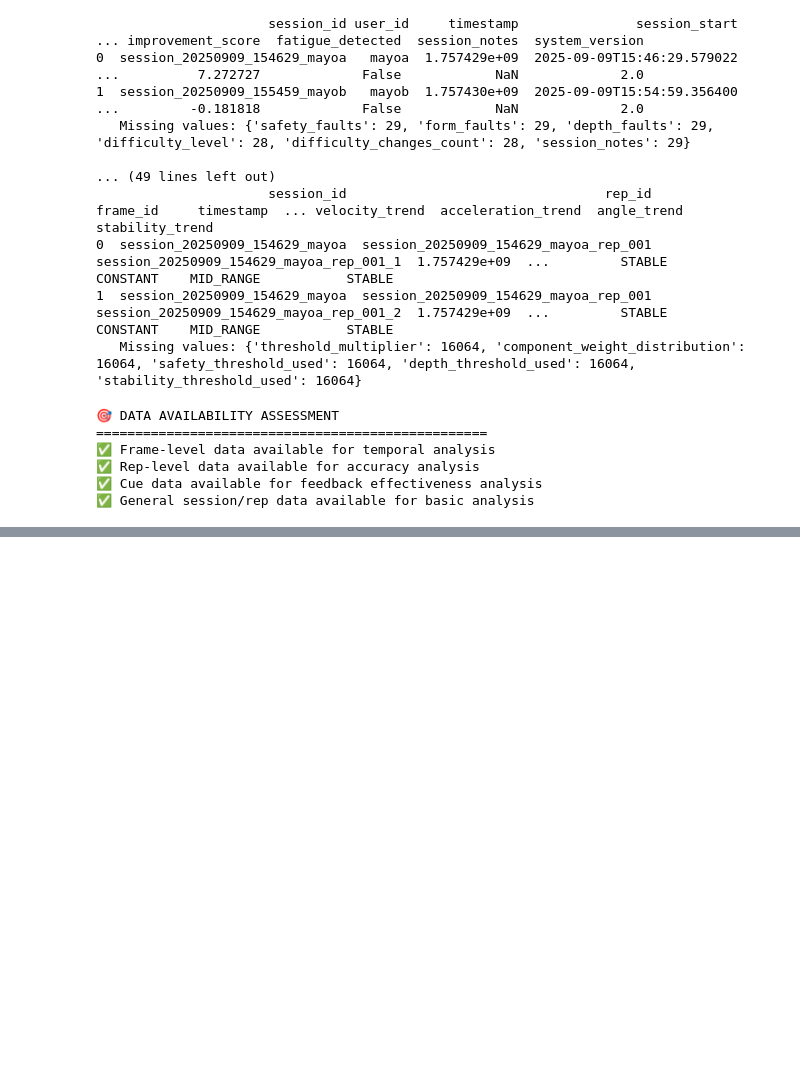
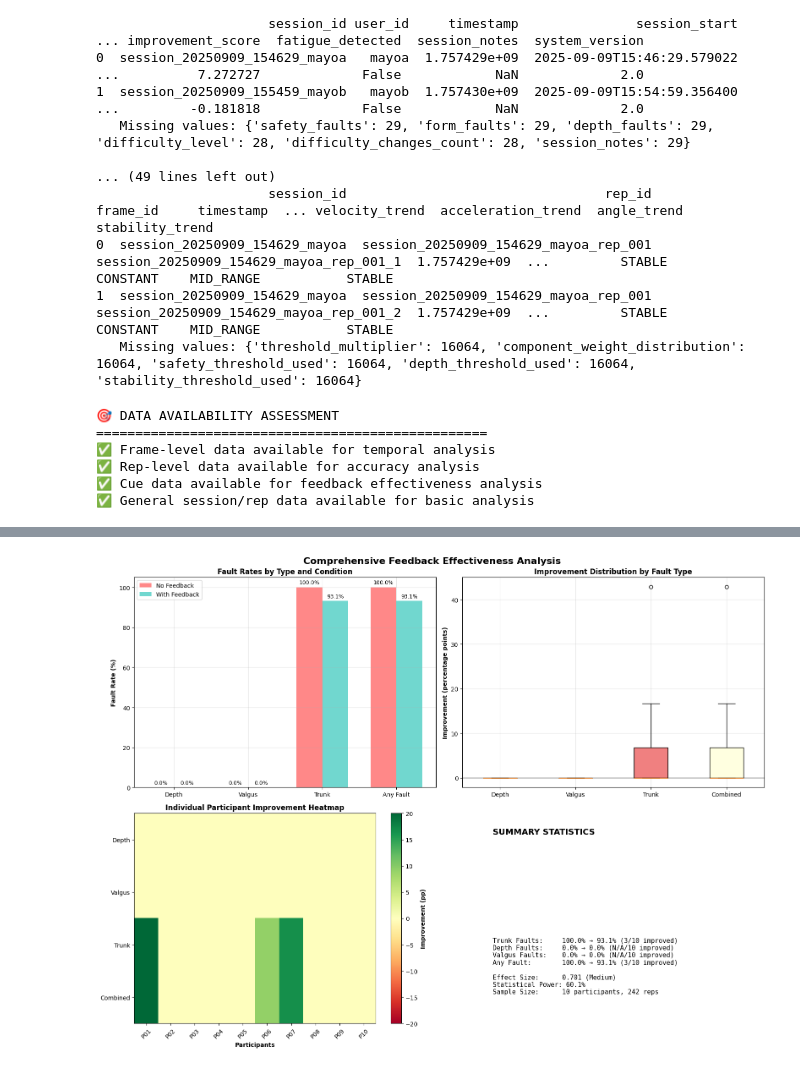
Before and after one commit to fola2077/AI-FITNESS-COACH, a Jupyter notebook: Eval.ipynb, the cells around one changed output, grey strips where cells are left out. Cells and saved outputs as stored; diff of their text form; code cells hidden in the pictures; blank space fills up the shorter version.

```diff
--- a/Eval.ipynb
+++ b/Eval.ipynb
@@ -231,0 +928,99 @@ else:
+# %%
+print("\n🎨 COMPREHENSIVE FAULT ANALYSIS VISUALIZATION")
+print("=" * 60)
+
+fig, ((ax1, ax2), (ax3, ax4)) = plt.subplots(2, 2, figsize=(16, 12))
+fig.suptitle('Comprehensive Feedback Effectiveness Analysis', fontsize=16, fontweight='bold')
+
+# 1. All Fault Types Comparison
+ax1.set_title('Fault Rates by Type and Condition', fontweight='bold')
+fault_types = ['Depth', 'Valgus', 'Trunk', 'Any Fault']
+condition_a_rates = [
+    np.mean(depth_fault_a_fixed) * 100,
+    np.mean(valgus_fault_a_fixed) * 100,
+    np.mean(trunk_fault_a_fixed) * 100,
+    np.mean(combined_fault_a_fixed) * 100
+]
+condition_b_rates = [
+    np.mean(depth_fault_b_fixed) * 100,
+    np.mean(valgus_fault_b_fixed) * 100,
+    np.mean(trunk_fault_b_fixed) * 100,
+    np.mean(combined_fault_b_fixed) * 100
+]
+
+x = np.arange(len(fault_types))
+width = 0.35
+bars1 = ax1.bar(x - width/2, condition_a_rates, width, label='No Feedback', color='#ff6b6b', alpha=0.8)
+bars2 = ax1.bar(x + width/2, condition_b_rates, width, label='With Feedback', color='#4ecdc4', alpha=0.8)
+
+ax1.set_ylabel('Fault Rate (%)', fontweight='bold')
+ax1.set_xticks(x)
+ax1.set_xticklabels(fault_types)
+ax1.legend()
+ax1.grid(True, alpha=0.3)
+
+# Add value labels
+for i, (a_rate, b_rate) in enumerate(zip(condition_a_rates, condition_b_rates)):
+    ax1.text(i - width/2, a_rate + 1, f'{a_rate:.1f}%', ha='center', va='bottom', fontsize=9)
+    ax1.text(i + width/2, b_rate + 1, f'{b_rate:.1f}%', ha='center', va='bottom', fontsize=9)
+
+# 2. Improvement Distribution by Fault Type
+ax2.set_title('Improvement Distribution by Fault Type', fontweight='bold')
+improvements_by_type = {
+    'Depth': [(depth_fault_a_fixed[i] - depth_fault_b_fixed[i]) * 100 for i in range(10)],
+    'Valgus': [(valgus_fault_a_fixed[i] - valgus_fault_b_fixed[i]) * 100 for i in range(10)],
+    'Trunk': [(trunk_fault_a_fixed[i] - trunk_fault_b_fixed[i]) * 100 for i in range(10)],
+    'Combined': [(combined_fault_a_fixed[i] - combined_fault_b_fixed[i]) * 100 for i in range(10)]
+}
+
+bp = ax2.boxplot(improvements_by_type.values(), labels=improvements_by_type.keys(), patch_artist=True)
+colors = ['lightblue', 'lightgreen', 'lightcoral', 'lightyellow']
+for patch, color in zip(bp['boxes'], colors):
+    patch.set_facecolor(color)
+
+ax2.set_ylabel('Improvement (percentage points)', fontweight='bold')
+ax2.axhline(y=0, color='black', linestyle='-', alpha=0.3)
+ax2.grid(True, alpha=0.3)
+
+# 3. Participant Heatmap
+ax3.set_title('Individual Participant Improvement Heatmap', fontweight='bold')
+participant_names_anon = [f'P{i+1:02d}' for i in range(10)]
+improvement_matrix = np.array([
+    [(depth_fault_a_fixed[i] - depth_fault_b_fixed[i]) * 100 for i in range(10)],
+    [(valgus_fault_a_fixed[i] - valgus_fault_b_fixed[i]) * 100 for i in range(10)],
+    [(trunk_fault_a_fixed[i] - trunk_fault_b_fixed[i]) * 100 for i in range(10)],
+    [(combined_fault_a_fixed[i] - combined_fault_b_fixed[i]) * 100 for i in range(10)]
+])
+
+im = ax3.imshow(improvement_matrix, cmap='RdYlGn', aspect='auto', vmin=-20, vmax=20)
+ax3.set_xticks(range(10))
+ax3.set_xticklabels(participant_names_anon, rotation=45)
+ax3.set_yticks(range(4))
+ax3.set_yticklabels(['Depth', 'Valgus', 'Trunk', 'Combined'])
+ax3.set_xlabel('Participants', fontweight='bold')
+
+# Add colorbar
+cbar = plt.colorbar(im, ax=ax3)
+cbar.set_label('Improvement (pp)', fontweight='bold')
+
+# 4. Summary Statistics
+ax4.axis('off')
+ax4.text(0.1, 0.9, 'SUMMARY STATISTICS', fontsize=14, fontweight='bold', transform=ax4.transAxes)
+
+summary_text = f"""
+Trunk Faults:     {np.mean(trunk_fault_a_fixed)*100:.1f}% → {np.mean(trunk_fault_b_fixed)*100:.1f}% ({improved_count_fixed}/10 improved)
+Depth Faults:     {np.mean(depth_fault_a_fixed)*100:.1f}% → {np.mean(depth_fault_b_fixed)*100:.1f}% ({depth_improved_count if 'depth_improved_count' in locals() else 'N/A'}/10 improved)
+Valgus Faults:    {np.mean(valgus_fault_a_fixed)*100:.1f}% → {np.mean(valgus_fault_b_fixed)*100:.1f}% ({valgus_improved_count if 'valgus_improved_count' in locals() else 'N/A'}/10 improved)
+Any Fault:        {np.mean(combined_fault_a_fixed)*100:.1f}% → {np.mean(combined_fault_b_fixed)*100:.1f}% ({combined_improved_count}/10 improved)
+
+Effect Size:      {effect_size_fixed:.3f} (Medium)
+Statistical Power: {current_power:.1%}
+Sample Size:      10 participants, 242 reps
+"""
+
+ax4.text(0.1, 0.1, summary_text, fontsize=11, transform=ax4.transAxes,
+         verticalalignment='bottom', fontfamily='monospace')
+
+plt.tight_layout()
+plt.show()
+# %% [output]
@@ -231,0 +1029 @@ else:
+[figure, added]
```
Also changed, not shown: parts of 55 cells of this notebook.
